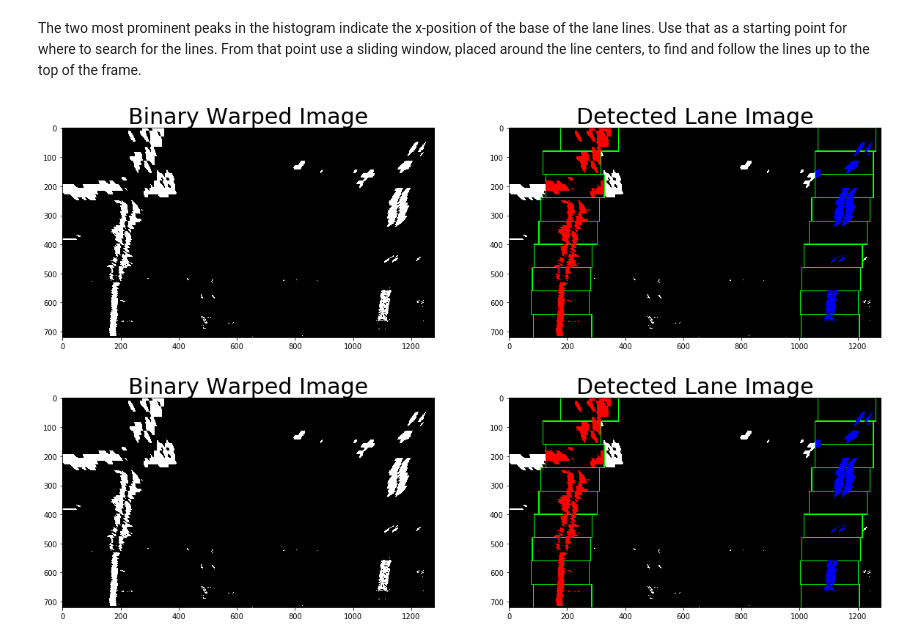
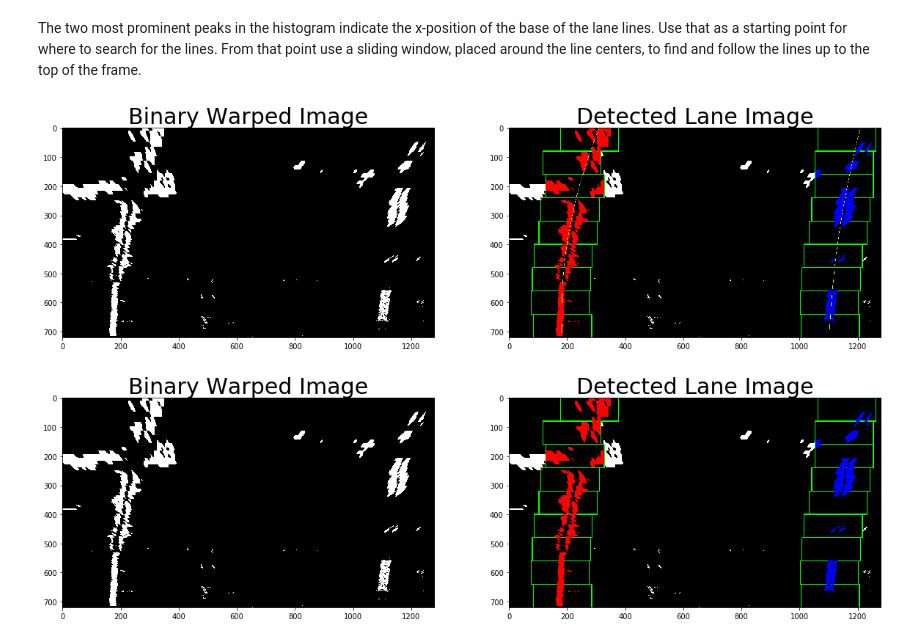
Before and after one commit to ek8203/CarND-Advanced-Lane-Lines, a Jupyter notebook: advanced_lane_finding.ipynb, the cells around one changed output. Cells and saved outputs as stored; diff of their text form; code cells hidden in the pictures.

```diff
--- a/advanced_lane_finding.ipynb
+++ b/advanced_lane_finding.ipynb
@@ -591,34 +591,37 @@ left_lane_inds = np.concatenate(left_lane_inds)
 right_lane_inds = np.concatenate(right_lane_inds)
 
 # Extracting left and right line pixel positions
 leftx = nonzerox[left_lane_inds]
 lefty = nonzeroy[left_lane_inds]
 rightx = nonzerox[right_lane_inds]
 righty = nonzeroy[right_lane_inds]
 
 # Fit a second order polynomial to each
 left_fit = np.polyfit(lefty, leftx, 2)
 right_fit = np.polyfit(righty, rightx, 2)
 
 ## Visualization
 ploty = np.linspace(0, binary_warped.shape[0]-1, binary_warped.shape[0] )
 left_fitx = left_fit[0]*ploty**2 + left_fit[1]*ploty + left_fit[2]
 right_fitx = right_fit[0]*ploty**2 + right_fit[1]*ploty + right_fit[2]
 
 out_img[nonzeroy[left_lane_inds], nonzerox[left_lane_inds]] = [255, 0, 0]
 out_img[nonzeroy[right_lane_inds], nonzerox[right_lane_inds]] = [0, 0, 255]
+for i in range(len(ploty)):
+    out_img[i, int(left_fitx[i])] = [255, 255, 0]
+    out_img[i, int(right_fitx[i])] = [255, 255, 0]
 
 # Visualize perspective transform
 figure, (ax1, ax2) = plt.subplots(1, 2, figsize=(20,10))
 ax1.imshow(binary_warped, cmap='gray')
 ax1.set_title('Binary Warped Image', fontsize=30)
 ax2.imshow(out_img, cmap='gray')
 ax2.set_title('Detected Lane Image', fontsize=30)
 plt.show()
 figure.savefig('output_images/detected_lane.jpg')   # save the figure to file
 plt.close(figure)    # close the figure
 # %% [output]
-[figure, old version]
+[figure, new version]
 # %%
 def find_lines(image, first_frame=True, max_fit_error=0.01):
 
```
Also changed, not shown: parts of 12 cells of this notebook, 1 other file.
